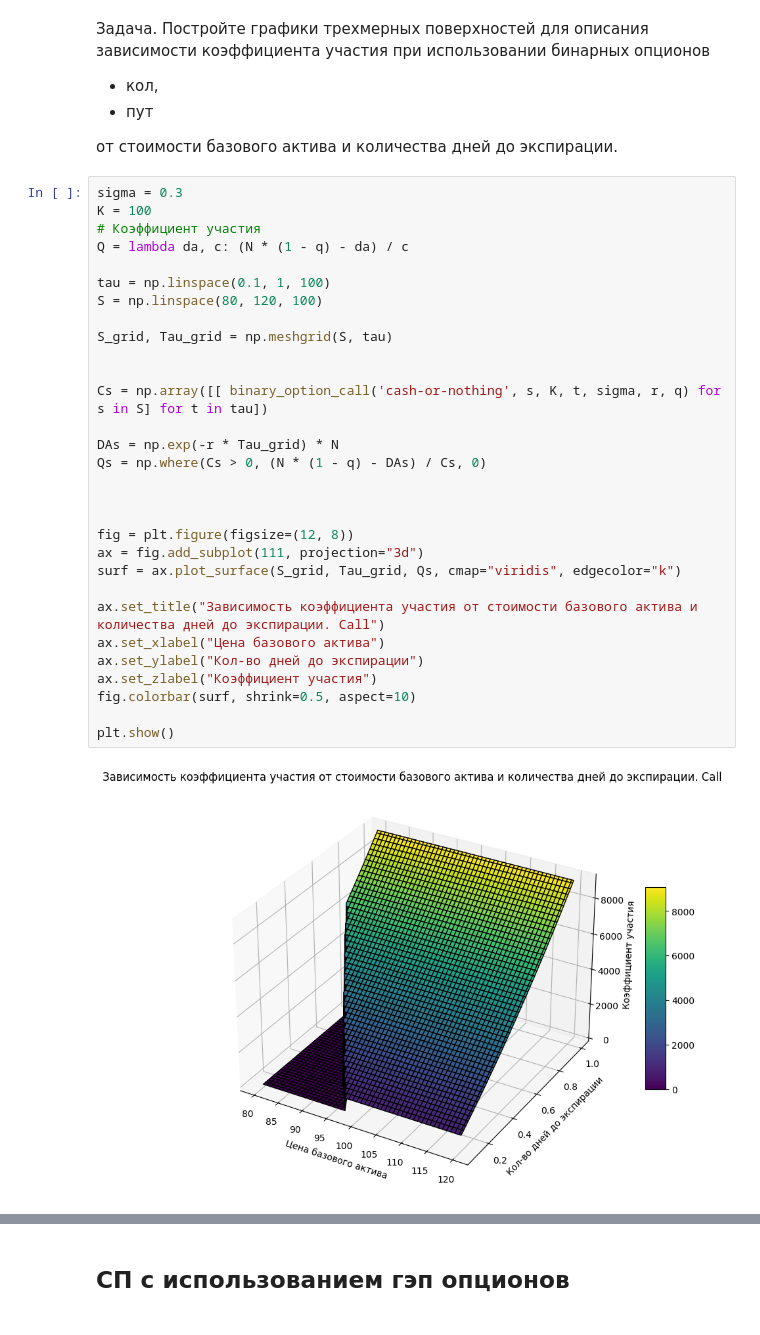
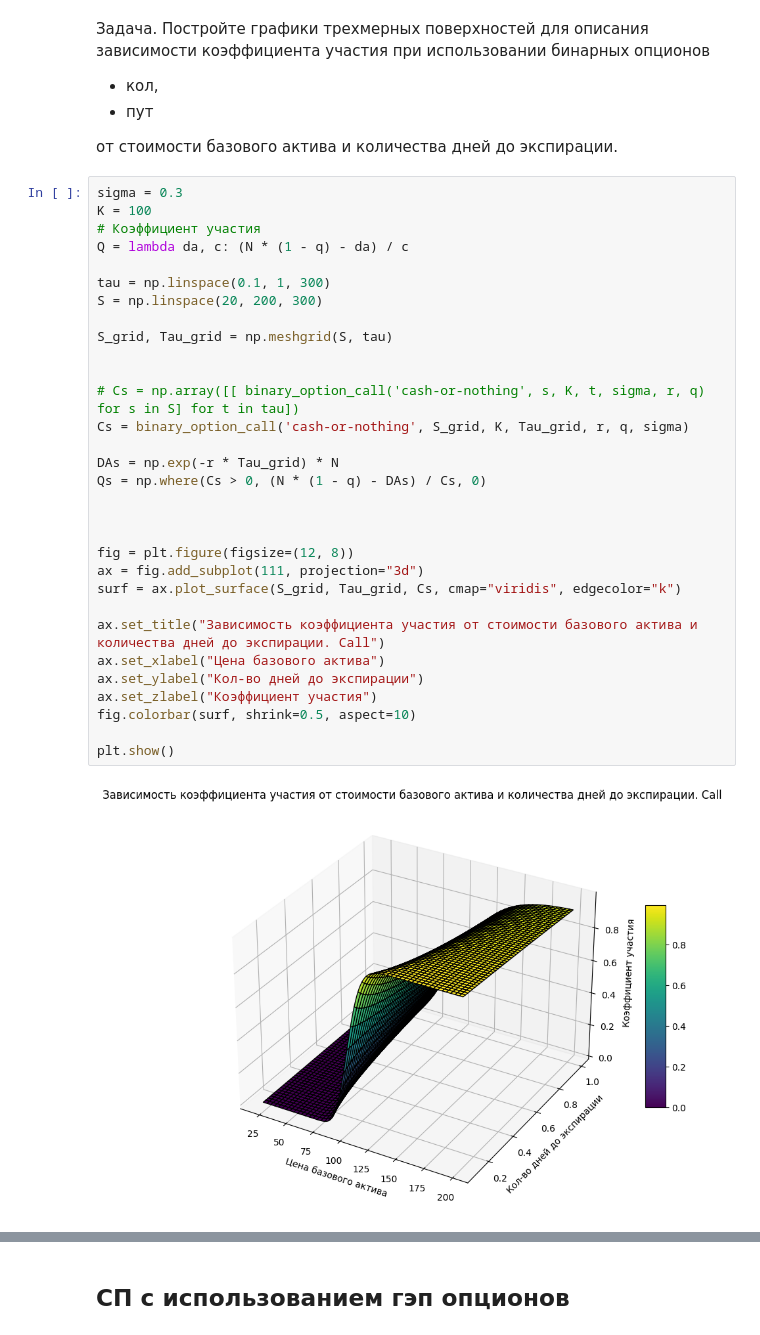
Before and after one commit to Kasymkhankhubiyev/Sirius-Uni, a Jupyter notebook: HybridFinancialInstruments/lab_2†_GSFP.ipynb, the cells around one changed output, grey strips where cells are left out. Cells and saved outputs as stored; diff of their text form.

```diff
--- a/HybridFinancialInstruments/lab_2†_GSFP.ipynb
+++ b/HybridFinancialInstruments/lab_2†_GSFP.ipynb
@@ -415,35 +415,36 @@ plt.show()
 # %%
 sigma = 0.3
 K = 100
 # Коэффициент участия
 Q = lambda da, c: (N * (1 - q) - da) / c
 
-tau = np.linspace(0.1, 1, 100)
-S = np.linspace(80, 120, 100)
+tau = np.linspace(0.1, 1, 300)
+S = np.linspace(20, 200, 300)
 
 S_grid, Tau_grid = np.meshgrid(S, tau)
 
 
-Cs = np.array([[ binary_option_call('cash-or-nothing', s, K, t, sigma, r, q) for s in S] for t in tau])
+# Cs = np.array([[ binary_option_call('cash-or-nothing', s, K, t, sigma, r, q) for s in S] for t in tau])
+Cs = binary_option_call('cash-or-nothing', S_grid, K, Tau_grid, r, q, sigma)
 
 DAs = np.exp(-r * Tau_grid) * N
 Qs = np.where(Cs > 0, (N * (1 - q) - DAs) / Cs, 0)
 
 
 
 fig = plt.figure(figsize=(12, 8))
 ax = fig.add_subplot(111, projection="3d")
-surf = ax.plot_surface(S_grid, Tau_grid, Qs, cmap="viridis", edgecolor="k")
+surf = ax.plot_surface(S_grid, Tau_grid, Cs, cmap="viridis", edgecolor="k")
 
 ax.set_title("Зависимость коэффициента участия от стоимости базового актива и количества дней до экспирации. Call")
 ax.set_xlabel("Цена базового актива")
 ax.set_ylabel("Кол-во дней до экспирации")
 ax.set_zlabel("Коэффициент участия")
 fig.colorbar(surf, shrink=0.5, aspect=10)
 
 plt.show()
 # %% [output]
-[figure, old version]
+[figure, new version]
 # %%
 sigma = 0.3
 K = 100
```
Also changed, not shown: parts of 5 cells of this notebook.
